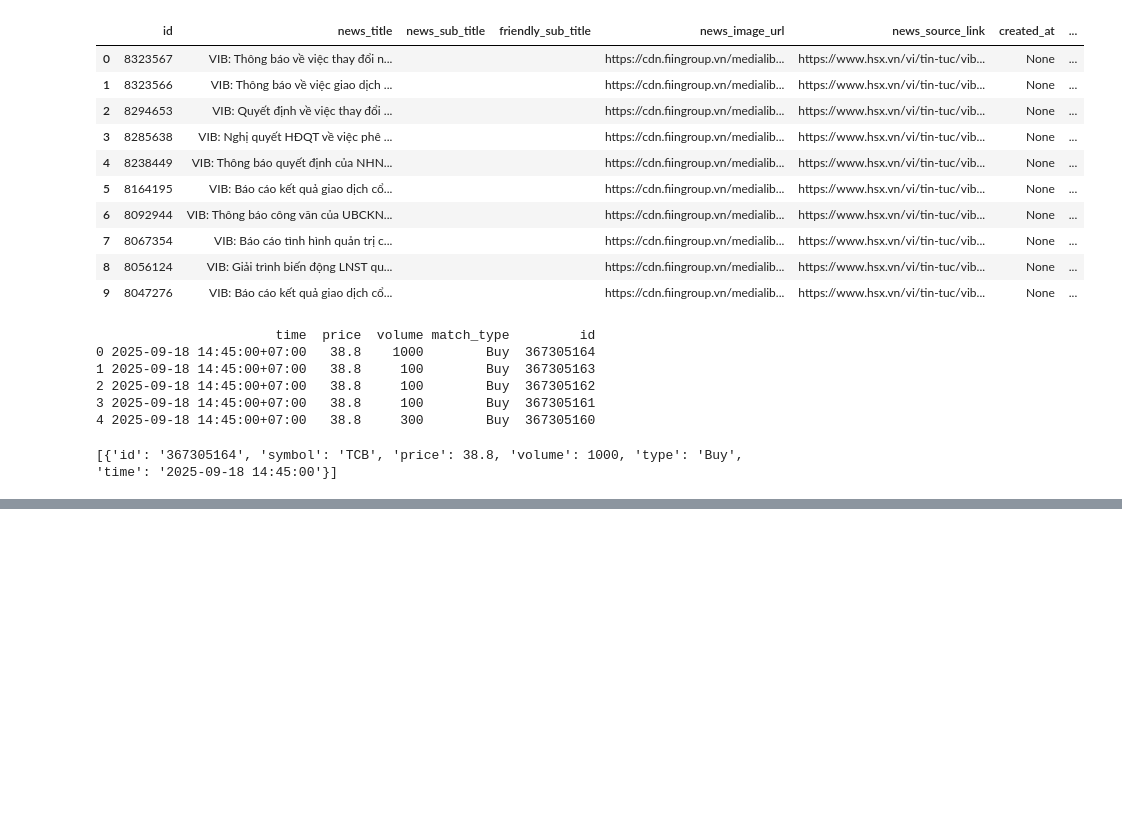
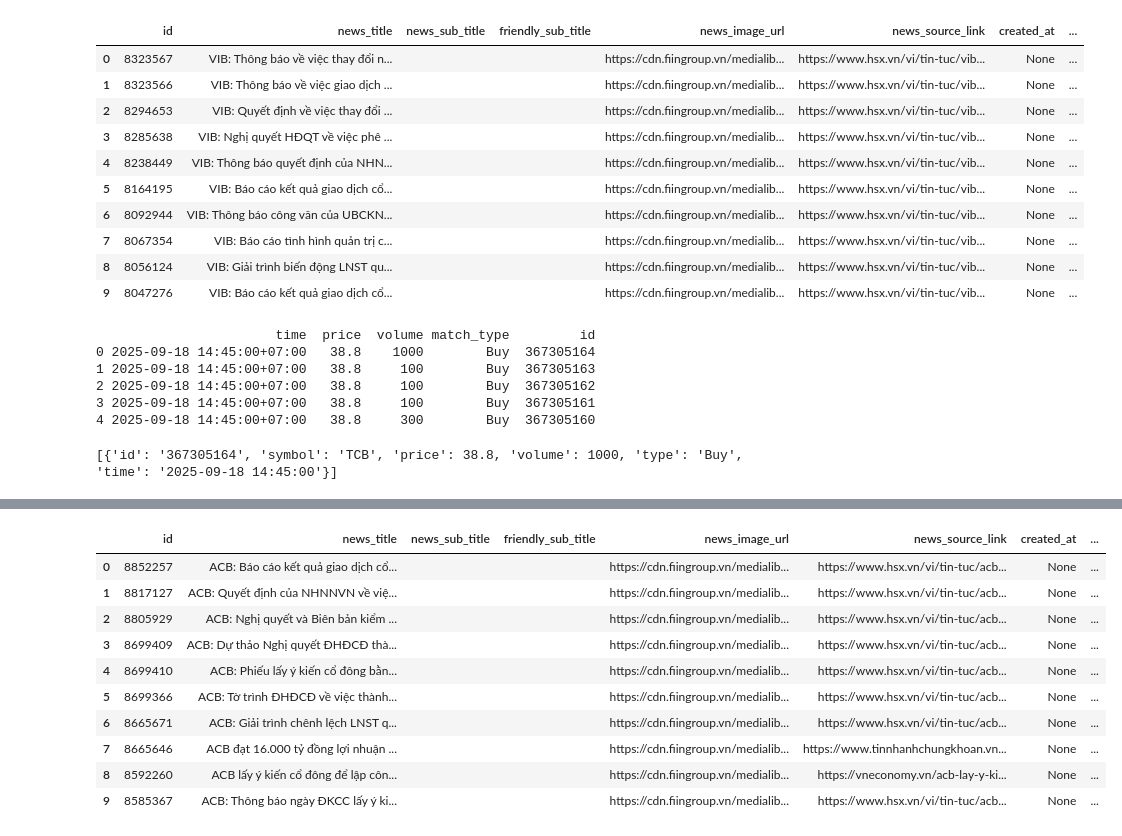
Before and after one commit to Amature123/seminar, a Jupyter notebook: test_api/Untitled.ipynb, the cells around one changed output, grey strips where cells are left out. Cells and saved outputs as stored; diff of their text form; code cells hidden in the pictures; blank space fills up the shorter version.

```diff
--- a/test_api/Untitled.ipynb
+++ b/test_api/Untitled.ipynb
@@ -161,0 +181,14 @@ print(records)
+# %%
+company.news()
+# %% [output]
+|  | id | news_title | news_sub_title | friendly_sub_title | news_image_url | news_source_link | created_at | ... |
+| 0 | 8852257 | ACB: Báo cáo kết quả giao dịch cổ... |  |  | https://cdn.fiingroup.vn/medialib... | https://www.hsx.vn/vi/tin-tuc/acb... | None | ... |
+| 1 | 8817127 | ACB: Quyết định của NHNNVN về việ... |  |  | https://cdn.fiingroup.vn/medialib... | https://www.hsx.vn/vi/tin-tuc/acb... | None | ... |
+| 2 | 8805929 | ACB: Nghị quyết và Biên bản kiểm ... |  |  | https://cdn.fiingroup.vn/medialib... | https://www.hsx.vn/vi/tin-tuc/acb... | None | ... |
+| 3 | 8699409 | ACB: Dự thảo Nghị quyết ĐHĐCĐ thà... |  |  | https://cdn.fiingroup.vn/medialib... | https://www.hsx.vn/vi/tin-tuc/acb... | None | ... |
+| 4 | 8699410 | ACB: Phiếu lấy ý kiến cổ đông bằn... |  |  | https://cdn.fiingroup.vn/medialib... | https://www.hsx.vn/vi/tin-tuc/acb... | None | ... |
+| 5 | 8699366 | ACB: Tờ trình ĐHĐCĐ về việc thành... |  |  | https://cdn.fiingroup.vn/medialib... | https://www.hsx.vn/vi/tin-tuc/acb... | None | ... |
+| 6 | 8665671 | ACB: Giải trình chênh lệch LNST q... |  |  | https://cdn.fiingroup.vn/medialib... | https://www.hsx.vn/vi/tin-tuc/acb... | None | ... |
+| 7 | 8665646 | ACB đạt 16.000 tỷ đồng lợi nhuận ... |  |  | https://cdn.fiingroup.vn/medialib... | https://www.tinnhanhchungkhoan.vn... | None | ... |
+| 8 | 8592260 | ACB lấy ý kiến cổ đông để lập côn... |  |  | https://cdn.fiingroup.vn/medialib... | https://vneconomy.vn/acb-lay-y-ki... | None | ... |
+| 9 | 8585367 | ACB: Thông báo ngày ĐKCC lấy ý ki... |  |  | https://cdn.fiingroup.vn/medialib... | https://www.hsx.vn/vi/tin-tuc/acb... | None | ... |
```
Also changed, not shown: parts of 3 cells of this notebook, 11 other files.
